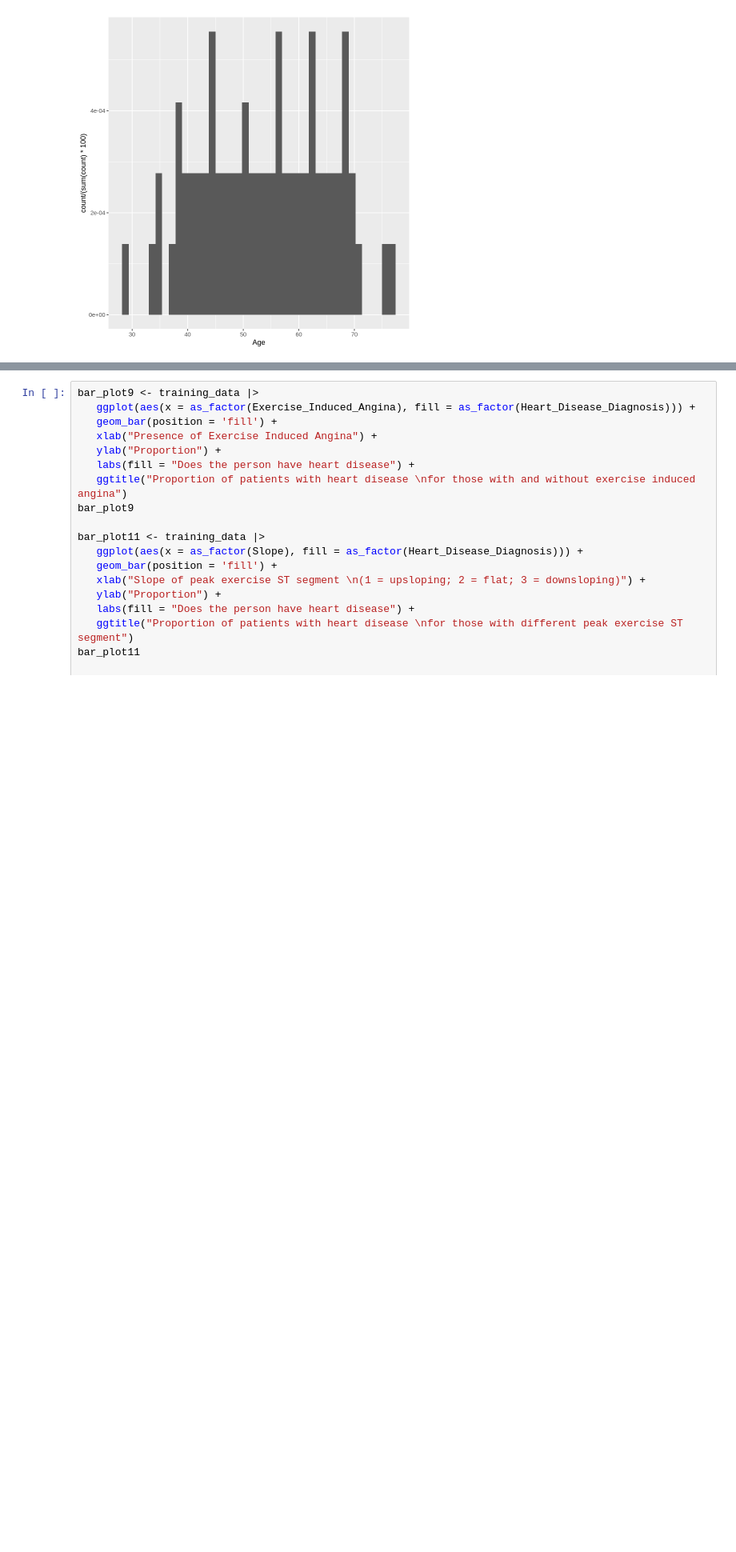
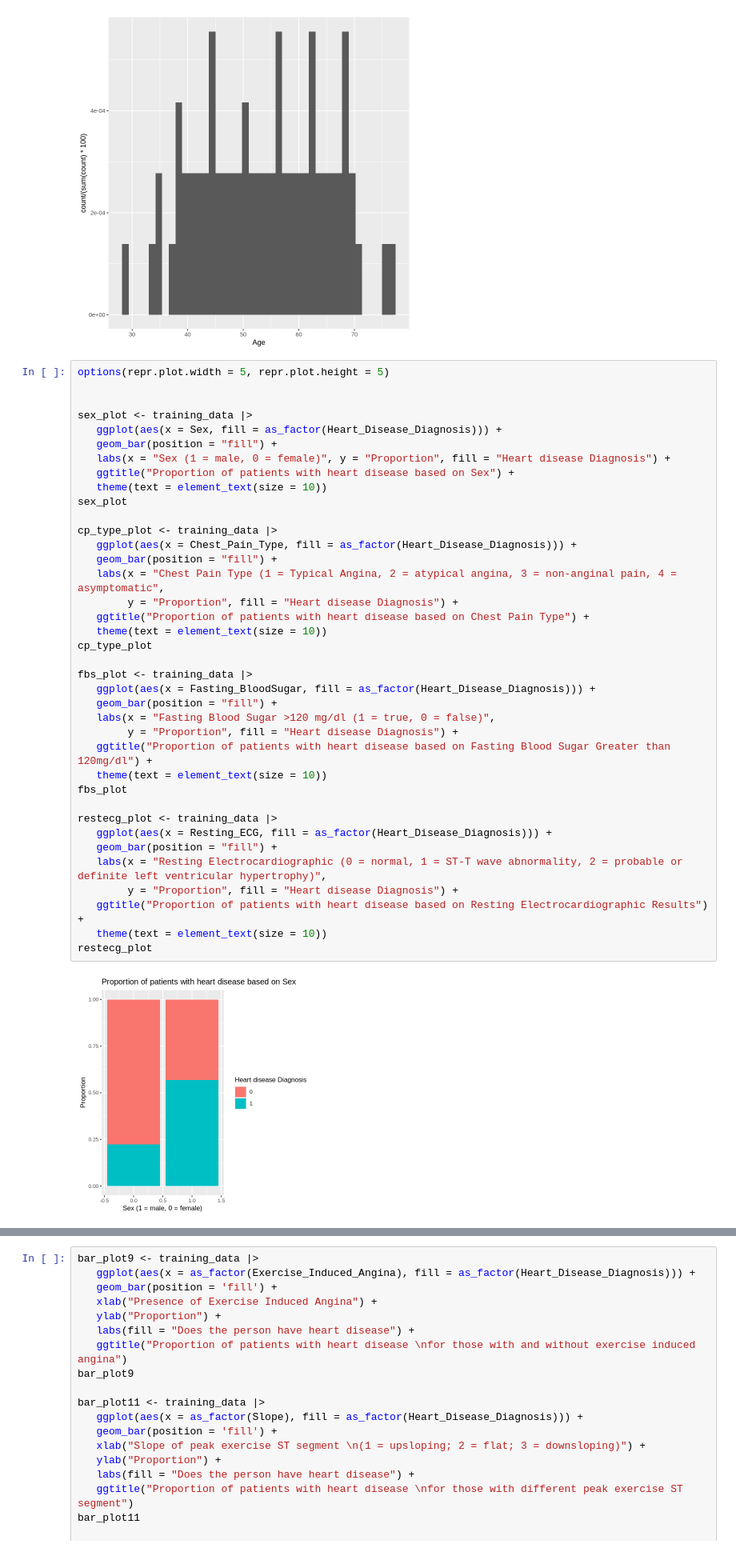
Before and after one commit to devr07/DSCI100-007-009, a Jupyter notebook: projectpropsal.ipynb, the cells around one changed output, grey strips where cells are left out. Shown at 80% size. Cells and saved outputs as stored; diff of their text form; blank space fills up the shorter version.

Commit message:
Added 2, 3, 6, 7 graphs

```diff
--- a/projectpropsal.ipynb
+++ b/projectpropsal.ipynb
@@ -137,3 +137,43 @@ heart_age_plot
 `summarise()` has grouped output by 'Age'. You can override using the `.groups`
 argument.
 [figure]
+# %%
+options(repr.plot.width = 5, repr.plot.height = 5)
+
+
+sex_plot <- training_data |>
+   ggplot(aes(x = Sex, fill = as_factor(Heart_Disease_Diagnosis))) +
+   geom_bar(position = "fill") +
+   labs(x = "Sex (1 = male, 0 = female)", y = "Proportion", fill = "Heart disease Diagnosis") +
+   ggtitle("Proportion of patients with heart disease based on Sex") +
+   theme(text = element_text(size = 10))
+sex_plot
+
+cp_type_plot <- training_data |>
+   ggplot(aes(x = Chest_Pain_Type, fill = as_factor(Heart_Disease_Diagnosis))) +
+   geom_bar(position = "fill") +
+   labs(x = "Chest Pain Type (1 = Typical Angina, 2 = atypical angina, 3 = non-anginal pain, 4 = asymptomatic",
+        y = "Proportion", fill = "Heart disease Diagnosis") +
+   ggtitle("Proportion of patients with heart disease based on Chest Pain Type") +
+   theme(text = element_text(size = 10))
+cp_type_plot
+
+fbs_plot <- training_data |>
+   ggplot(aes(x = Fasting_BloodSugar, fill = as_factor(Heart_Disease_Diagnosis))) +
+   geom_bar(position = "fill") +
+   labs(x = "Fasting Blood Sugar >120 mg/dl (1 = true, 0 = false)",
+        y = "Proportion", fill = "Heart disease Diagnosis") +
+   ggtitle("Proportion of patients with heart disease based on Fasting Blood Sugar Greater than 120mg/dl") +
+   theme(text = element_text(size = 10))
+fbs_plot
+
+restecg_plot <- training_data |>
+   ggplot(aes(x = Resting_ECG, fill = as_factor(Heart_Disease_Diagnosis))) +
+   geom_bar(position = "fill") +
+   labs(x = "Resting Electrocardiographic (0 = normal, 1 = ST-T wave abnormality, 2 = probable or definite left ventricular hypertrophy)",
+        y = "Proportion", fill = "Heart disease Diagnosis") +
+   ggtitle("Proportion of patients with heart disease based on Resting Electrocardiographic Results") +
+   theme(text = element_text(size = 10))
+restecg_plot
+# %% [output]
+[figure, added]
```
Also changed, not shown: parts of 1 cell of this notebook.
